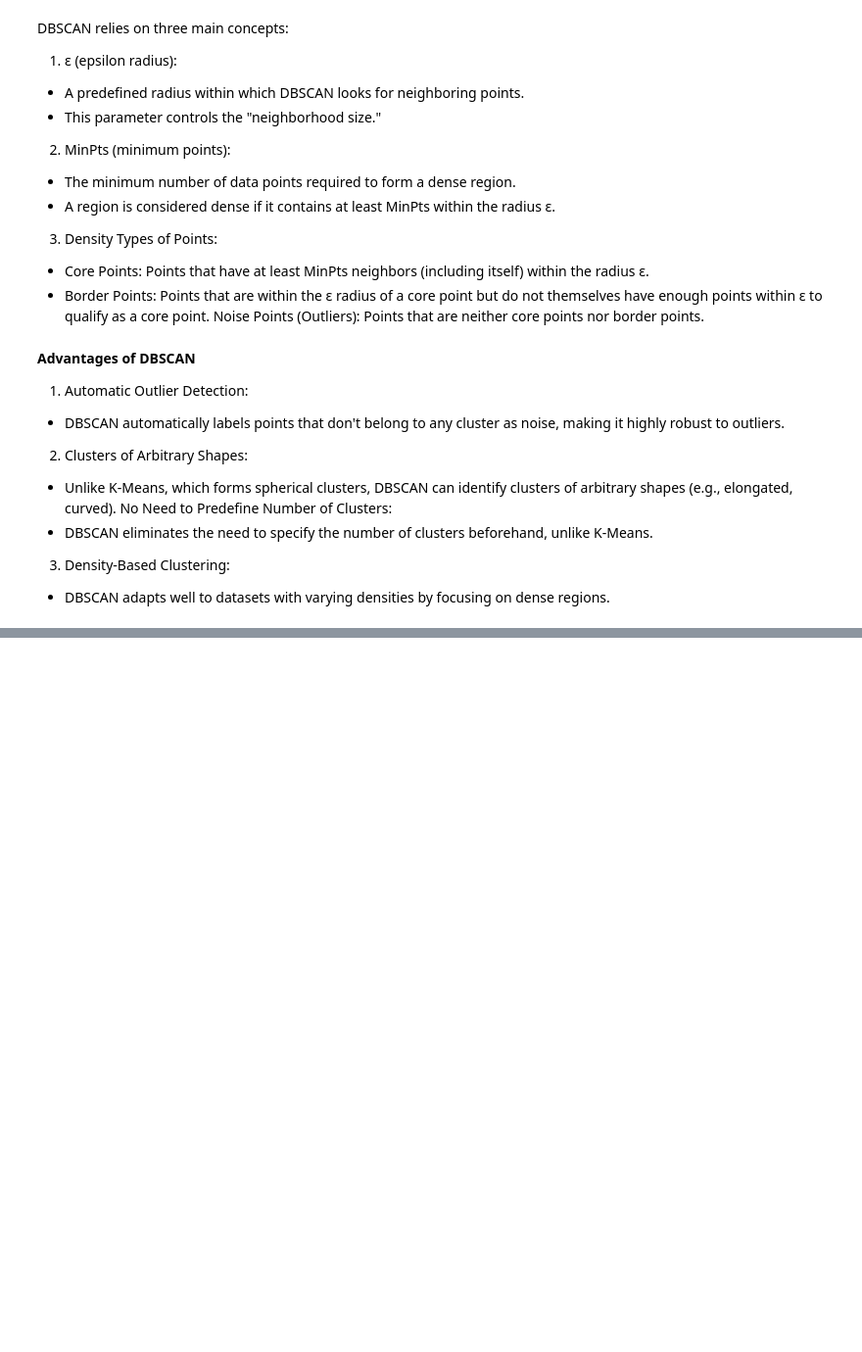
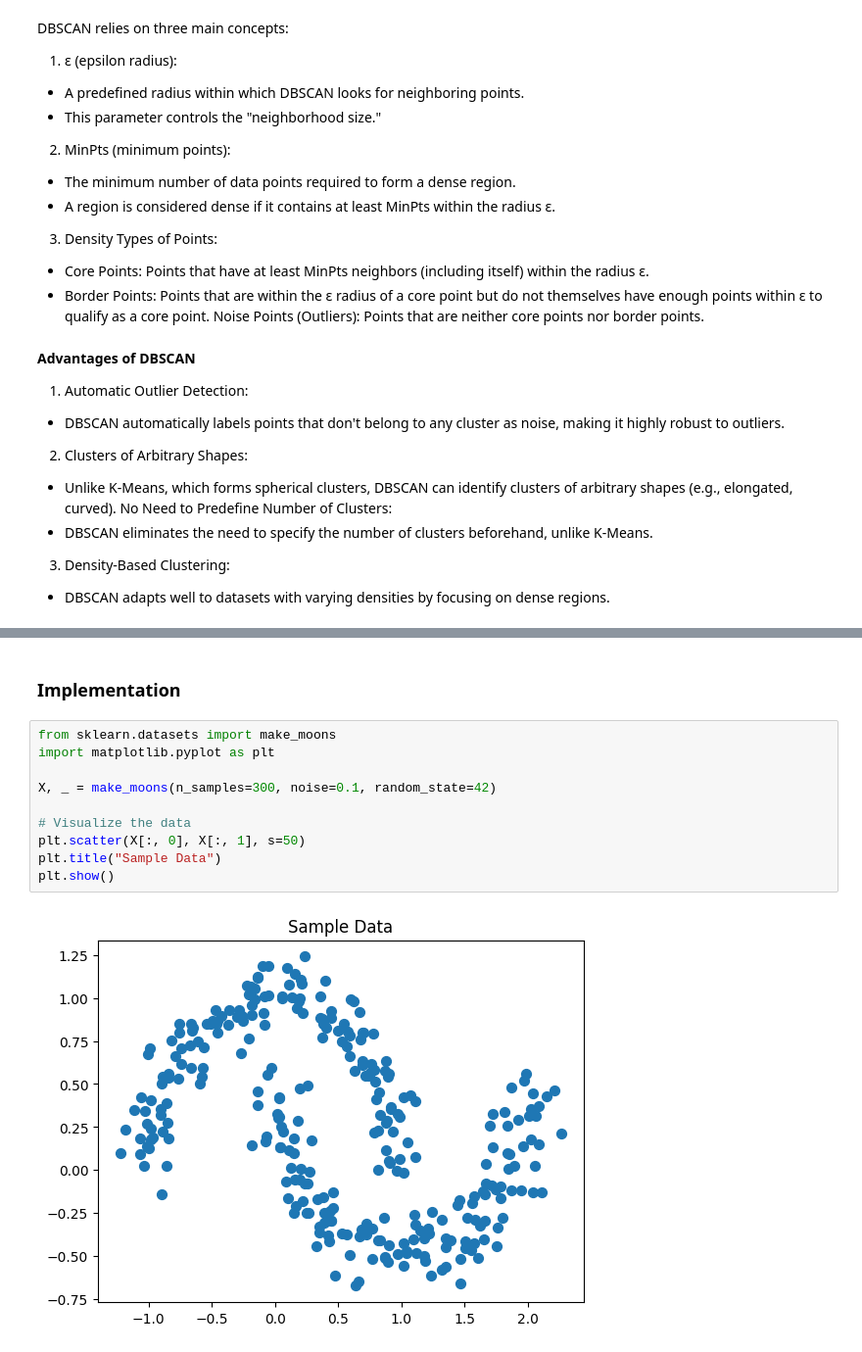
Before and after one commit to arjunravi26/Data-Science-Bootcamp, a Jupyter notebook: Week 19/Clustering/dbscan.ipynb, the cells around one changed output, grey strips where cells are left out. Shown at 98% size. Cells and saved outputs as stored; diff of their text form; blank space fills up the shorter version.

```diff
--- a/Week 19/Clustering/dbscan.ipynb
+++ b/Week 19/Clustering/dbscan.ipynb
@@ -34,0 +57,14 @@ No Need to Predefine Number of Clusters:
+# %% [markdown]
+### Implementation
+# %%
+from sklearn.datasets import make_moons
+import matplotlib.pyplot as plt
+
+X, _ = make_moons(n_samples=300, noise=0.1, random_state=42)
+
+# Visualize the data
+plt.scatter(X[:, 0], X[:, 1], s=50)
+plt.title("Sample Data")
+plt.show()
+# %% [output]
+[figure, added]
```
Also changed, not shown: parts of 9 cells of this notebook, 5 other files.
